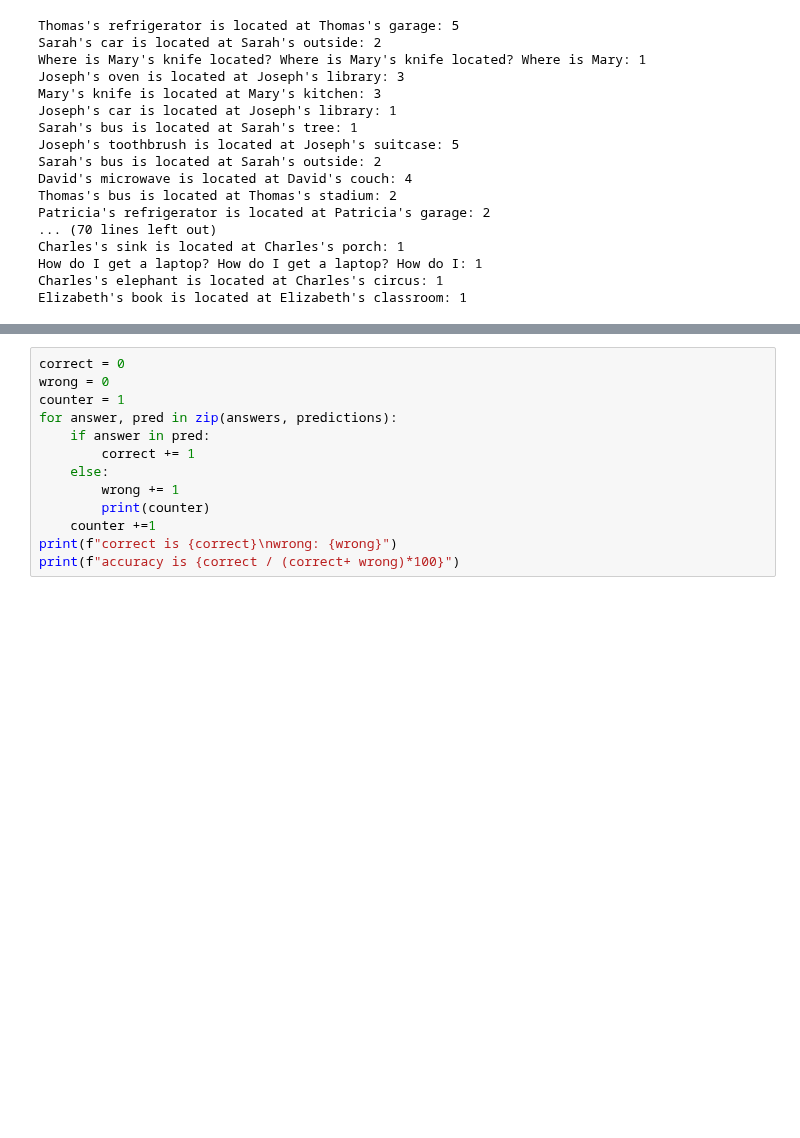
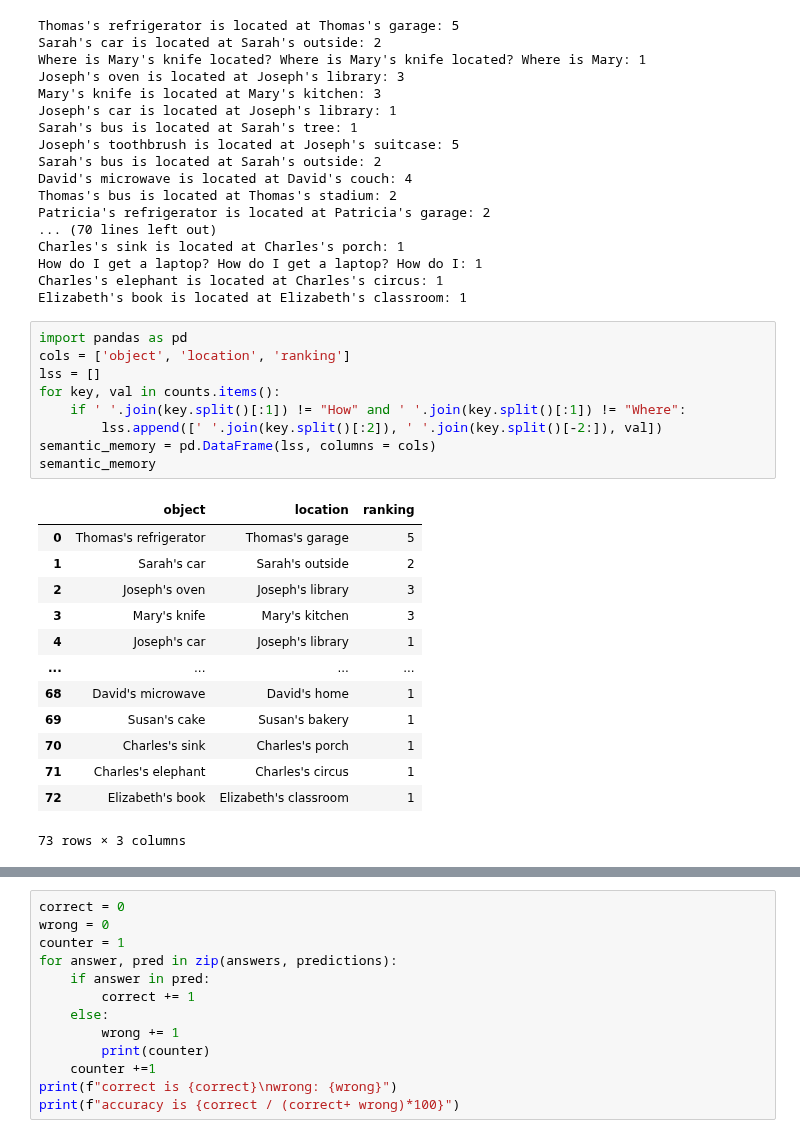
Before and after one commit to cltl/ma-communicative-robots, a Jupyter notebook: projects/memory/notebooks/context_and_questions.ipynb, the cells around one changed output, grey strips where cells are left out. Drawn from its saved outputs; the diff is of its cells as text; blank space fills up the shorter version.

```diff
--- a/projects/memory/notebooks/context_and_questions.ipynb
+++ b/projects/memory/notebooks/context_and_questions.ipynb
@@ -180,3 +181,26 @@ Charles's sink is located at Charles's porch: 1
 How do I get a laptop? How do I get a laptop? How do I: 1
 Charles's elephant is located at Charles's circus: 1
 Elizabeth's book is located at Elizabeth's classroom: 1
+# %%
+import pandas as pd
+cols = ['object', 'location', 'ranking']
+lss = []
+for key, val in counts.items():
+    if ' '.join(key.split()[:1]) != "How" and ' '.join(key.split()[:1]) != "Where":
+        lss.append([' '.join(key.split()[:2]), ' '.join(key.split()[-2:]), val])
+semantic_memory = pd.DataFrame(lss, columns = cols)
+semantic_memory
+# %% [output]
+|  | object | location | ranking |
+| 0 | Thomas's refrigerator | Thomas's garage | 5 |
+| 1 | Sarah's car | Sarah's outside | 2 |
+| 2 | Joseph's oven | Joseph's library | 3 |
+| 3 | Mary's knife | Mary's kitchen | 3 |
+| 4 | Joseph's car | Joseph's library | 1 |
+| ... | ... | ... | ... |
+| 68 | David's microwave | David's home | 1 |
+| 69 | Susan's cake | Susan's bakery | 1 |
+| 70 | Charles's sink | Charles's porch | 1 |
+| 71 | Charles's elephant | Charles's circus | 1 |
+| 72 | Elizabeth's book | Elizabeth's classroom | 1 |
+73 rows × 3 columns
```
Also changed, not shown: parts of 5 cells of this notebook.
